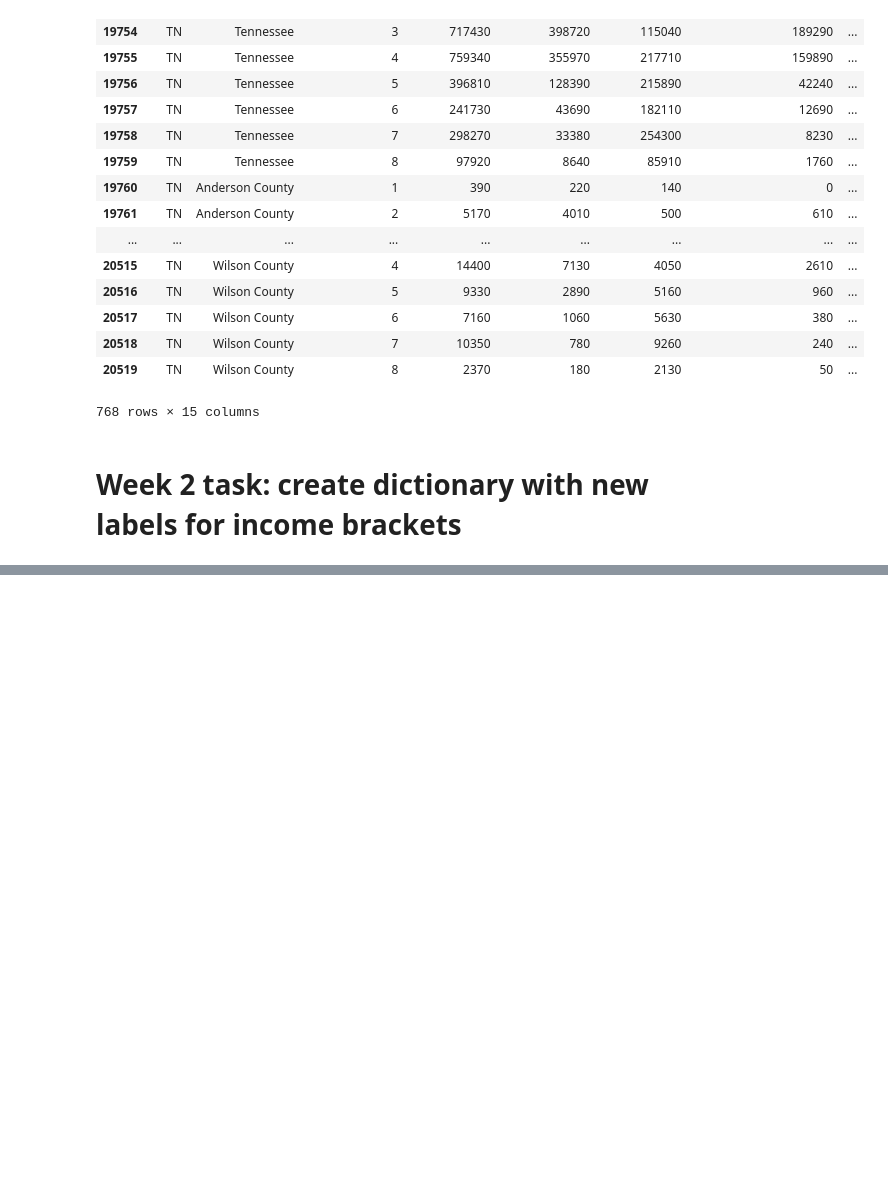
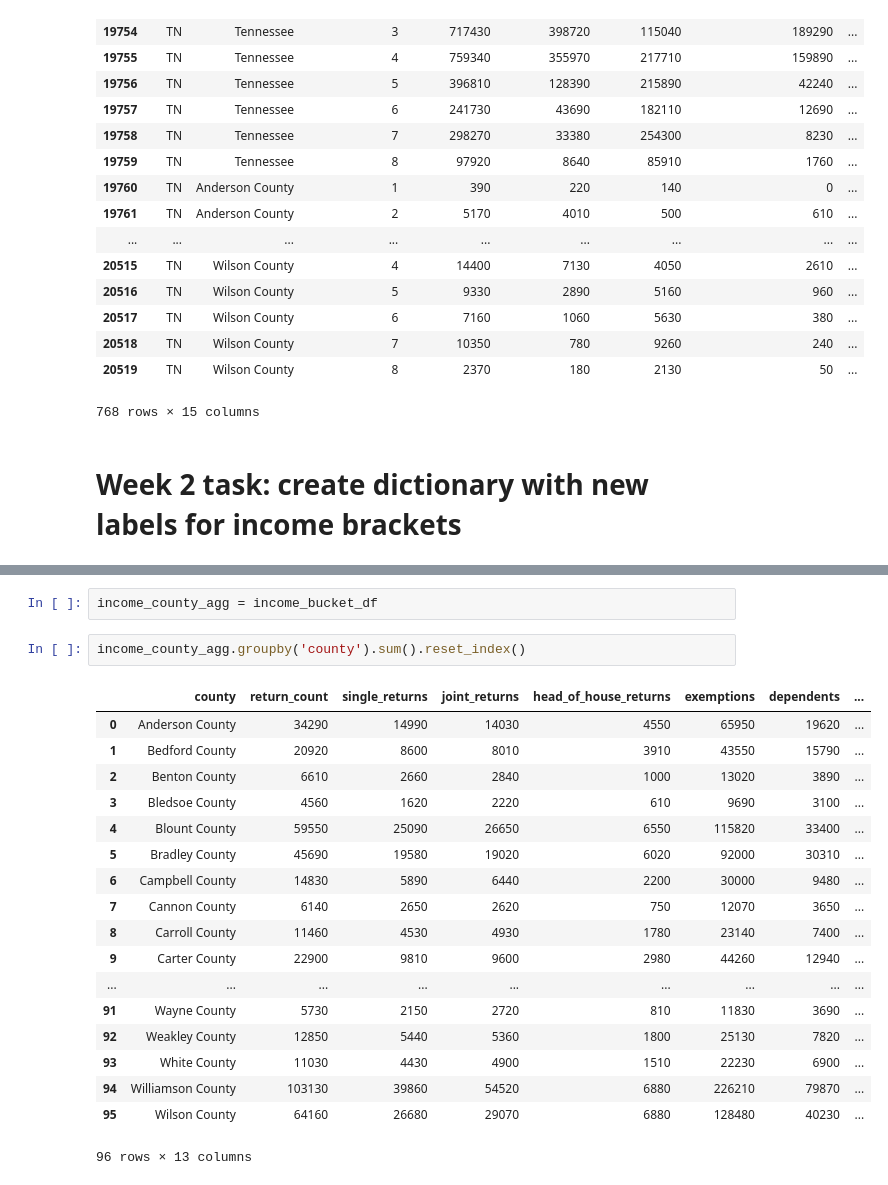
Before and after one commit to kiwi-dan/vanderbilt-data-essentials-cohort-2, a Jupyter notebook: data/weekone.ipynb, the cells around one changed output, grey strips where cells are left out. Drawn from its saved outputs; the diff is of its cells as text; blank space fills up the shorter version.

```diff
--- a/data/weekone.ipynb
+++ b/data/weekone.ipynb
@@ -331,0 +353,23 @@ KeyError: 'income_bucket'
+# %%
+income_county_agg = income_bucket_df
+# %%
+income_county_agg.groupby('county').sum().reset_index()
+# %% [output]
+|  | county | return_count | single_returns | joint_returns | head_of_house_returns | exemptions | dependents | ... |
+| 0 | Anderson County | 34290 | 14990 | 14030 | 4550 | 65950 | 19620 | ... |
+| 1 | Bedford County | 20920 | 8600 | 8010 | 3910 | 43550 | 15790 | ... |
+| 2 | Benton County | 6610 | 2660 | 2840 | 1000 | 13020 | 3890 | ... |
+| 3 | Bledsoe County | 4560 | 1620 | 2220 | 610 | 9690 | 3100 | ... |
+| 4 | Blount County | 59550 | 25090 | 26650 | 6550 | 115820 | 33400 | ... |
+| 5 | Bradley County | 45690 | 19580 | 19020 | 6020 | 92000 | 30310 | ... |
+| 6 | Campbell County | 14830 | 5890 | 6440 | 2200 | 30000 | 9480 | ... |
+| 7 | Cannon County | 6140 | 2650 | 2620 | 750 | 12070 | 3650 | ... |
+| 8 | Carroll County | 11460 | 4530 | 4930 | 1780 | 23140 | 7400 | ... |
+| 9 | Carter County | 22900 | 9810 | 9600 | 2980 | 44260 | 12940 | ... |
+| ... | ... | ... | ... | ... | ... | ... | ... | ... |
+| 91 | Wayne County | 5730 | 2150 | 2720 | 810 | 11830 | 3690 | ... |
+| 92 | Weakley County | 12850 | 5440 | 5360 | 1800 | 25130 | 7820 | ... |
+| 93 | White County | 11030 | 4430 | 4900 | 1510 | 22230 | 6900 | ... |
+| 94 | Williamson County | 103130 | 39860 | 54520 | 6880 | 226210 | 79870 | ... |
+| 95 | Wilson County | 64160 | 26680 | 29070 | 6880 | 128480 | 40230 | ... |
+96 rows × 13 columns
```
Also changed, not shown: parts of 3 cells of this notebook.
